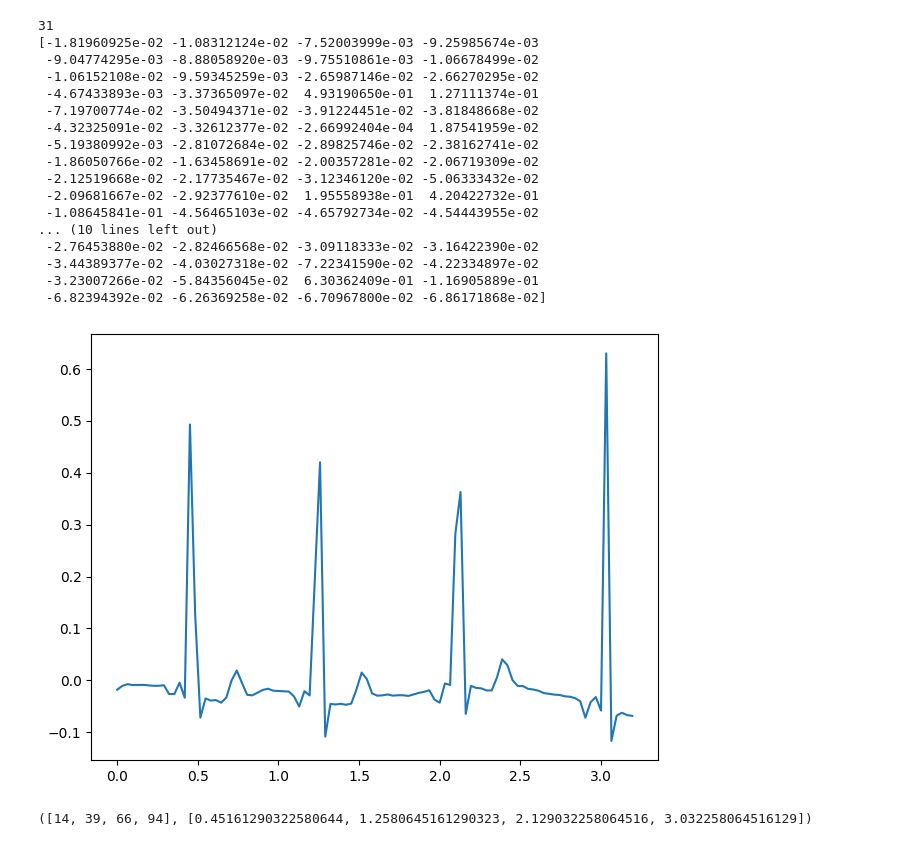
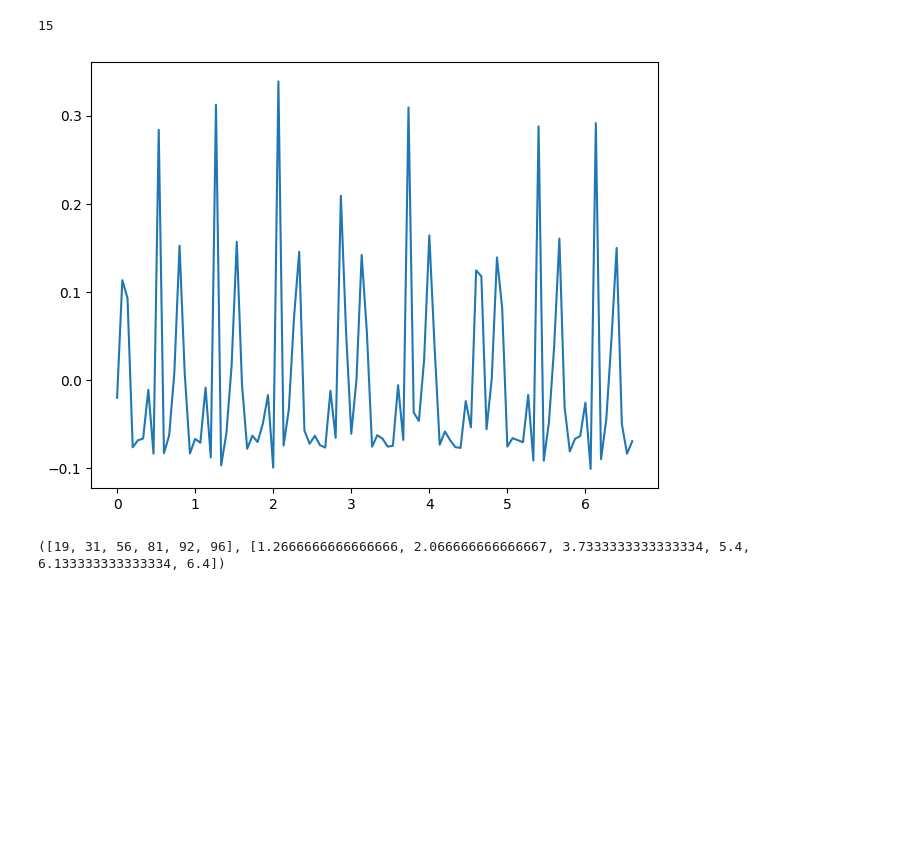
Before and after one commit to Bumross/PZS-sem1, a Jupyter notebook: Code.ipynb, the cells around one changed output. Drawn from its saved outputs; the diff is of its cells as text; code cells hidden in the pictures; blank space fills up the shorter version.

Commit message:
fixed argmax, 3 12 working perfect, other 50% min

```diff
--- a/Code.ipynb
+++ b/Code.ipynb
@@ -63,56 +63,41 @@ def find_Rpeaks_dynamic_window_simple(ecg_flatten_signal, samp_rate, max_window_
         # Find the position with the maximum value in the window
         max_value = window_signal[0]
         max_position_in_window = 0
 
-        for i, value in enumerate(window_signal):
-            if value > max_value:
-                max_value = value
-                max_position_in_window = i
+#        for i, value in enumerate(window_signal):
+#            if value > max_value:
+#                max_value = value
+#                max_position_in_window = i
+
+        max_position_in_window = np.argmax(window_signal)
 
         # Check if the value at the maximum position is greater than the signal average
         max_position_in_signal = current_position + max_position_in_window
         if ecg_flatten_signal[max_position_in_signal] > signal_avg:
             r_peaks.append(max_position_in_signal)
             time.append(max_position_in_signal / samp_rate)
 
         # Move by margin samples from the maximum position for the next window
         current_position = max_position_in_signal + margin
 
     return r_peaks, time
 
-database = 'Database/drive03'
+database = 'Database/drive17b'
 ECGnative, fields = load_data(database)
 samp_rate = fields['fs']
 print(samp_rate)
 
 #crapped data for rewiev
 ecg_data = np.array(ECGnative[:100])
 
 cutoff_frequency = 0.5
 
 ecg_edit_fft = remove_baseline_wander_fft(ecg_data, samp_rate, cutoff_frequency=cutoff_frequency)
-print(ecg_edit_fft)
 
-Rpeaks = find_Rpeaks_dynamic_window(ecg_edit_fft, samp_rate)
+Rpeaks = find_Rpeaks_dynamic_window_simple(ecg_edit_fft, samp_rate)
 plot(ecg_edit_fft, samp_rate)
 print(Rpeaks)
 # %% [output]
-31
-[-1.81960925e-02 -1.08312124e-02 -7.52003999e-03 -9.25985674e-03
- -9.04774295e-03 -8.88058920e-03 -9.75510861e-03 -1.06678499e-02
- -1.06152108e-02 -9.59345259e-03 -2.65987146e-02 -2.66270295e-02
- -4.67433893e-03 -3.37365097e-02  4.93190650e-01  1.27111374e-01
- -7.19700774e-02 -3.50494371e-02 -3.91224451e-02 -3.81848668e-02
- -4.32325091e-02 -3.32612377e-02 -2.66992404e-04  1.87541959e-02
- -5.19380992e-03 -2.81072684e-02 -2.89825746e-02 -2.38162741e-02
- -1.86050766e-02 -1.63458691e-02 -2.00357281e-02 -2.06719309e-02
- -2.12519668e-02 -2.17735467e-02 -3.12346120e-02 -5.06333432e-02
- -2.09681667e-02 -2.92377610e-02  1.95558938e-01  4.20422732e-01
- -1.08645841e-01 -4.56465103e-02 -4.65792734e-02 -4.54443955e-02
-... (10 lines left out)
- -2.76453880e-02 -2.82466568e-02 -3.09118333e-02 -3.16422390e-02
- -3.44389377e-02 -4.03027318e-02 -7.22341590e-02 -4.22334897e-02
- -3.23007266e-02 -5.84356045e-02  6.30362409e-01 -1.16905889e-01
- -6.82394392e-02 -6.26369258e-02 -6.70967800e-02 -6.86171868e-02]
+15
-[figure, old version]
+[figure, new version]
-([14, 39, 66, 94], [0.45161290322580644, 1.2580645161290323, 2.129032258064516, 3.032258064516129])
+([19, 31, 56, 81, 92, 96], [1.2666666666666666, 2.066666666666667, 3.7333333333333334, 5.4, 6.133333333333334, 6.4])
```
